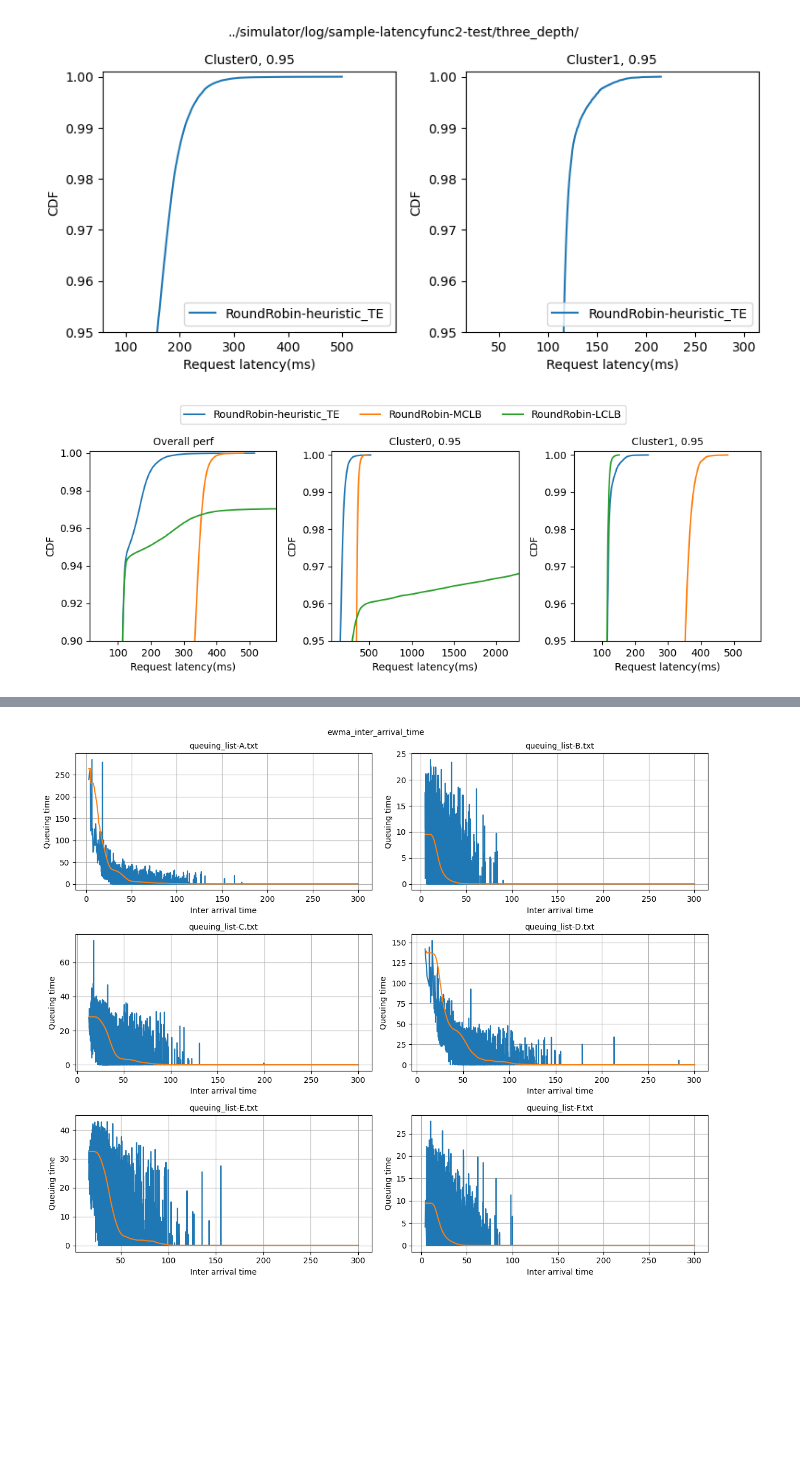
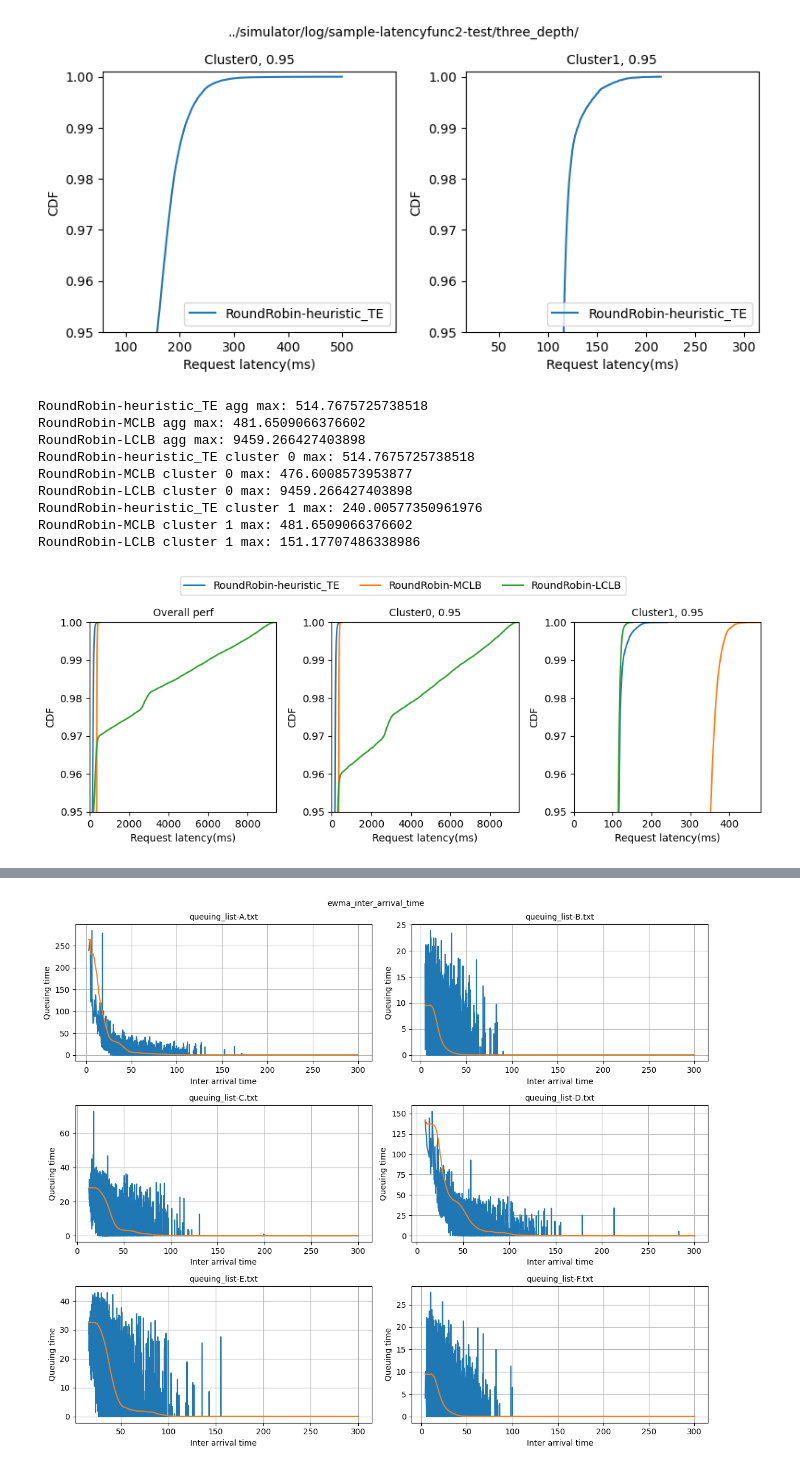
Before and after one commit to netarch/slate-sim, a Jupyter notebook: plot/plot_latency.ipynb, the cells around one changed output, grey strips where cells are left out. Drawn from its saved outputs; the diff is of its cells as text; code cells hidden in the pictures; blank space fills up the shorter version.

Commit message:
new latency plot

```diff
--- a/plot/plot_latency.ipynb
+++ b/plot/plot_latency.ipynb
@@ -33,8 +33,6 @@ routing_algorithm = ["RoundRobin-LCLB", "RoundRobin-MCLB", "RoundRobin-heuristic
 # routing_algorithm = ["RoundRobin-MCLB", "RoundRobin-heuristic_TE"]
 cluster_id = [0, 1]
 # %%
-
-
 def plot_latency_cdf(latency_dict_):
     fig = plt.figure()
     color_idx = 0
@@ -185,15 +183,20 @@ def plot_latency(common_path, ra_ = list()):
     xmin = list()
     xmax = list()
     q_ = [0.95, 1.0]
-    for r_ in ra:
+    for routing in ra:
         temp = list()
         for cid in cluster_id:
-            temp.append(df_dict[r_+str(cid)])
+            temp.append(df_dict[routing+str(cid)])
         merged_df = pd.concat(temp, ignore_index=True)
         cdf = merged_df['request_latency'].value_counts().sort_index().cumsum() / len(merged_df)
-        cdf.plot(kind='line', label=r_)
-        xmin.append(np.percentile(cdf.index, q_[0]*100))
-        xmax.append(np.percentile(cdf.index, q_[1]*100))
+        cdf.plot(kind='line', label=routing)
+        max_ = np.percentile(cdf.index, 100)
+        min_ = np.percentile(cdf.index, 0)
+        xmax.append(max_)
+        xmin.append(min_)
+        print("{} agg max: {}".format(routing, max_))
+        print("{} agg p99: {}".format(routing, np.percentile(cdf.index, 99)))
+        print("{} agg p999: {}".format(routing, np.percentile(cdf.index, 99.9)))
     # plt.xlim(min(xmin)-100, min(xmax)+100)
     # plt.ylim(q_[0], q_[1]+0.001)
     # plt.tick_params(axis='y', labelsize=10)
@@ -205,7 +208,9 @@ def plot_latency(common_path, ra_ = list()):
 
     # ax1.set_xlim(min(xmin)-100, min(xmax)+100)
     if max(xmax) > 500:
-        ax1.set_xlim(0, 500)
+        # ax1.set_xlim(0, xmax[0])
+        ax1.set_xlim(0, max(xmax))
+        # ax1.set_xlim(0, 500)
     else:
         ax1.set_xlim(0, max(xmax))
     ax1.set_ylim(q_[0], q_[1])
@@ -224,11 +229,17 @@ def plot_latency(common_path, ra_ = list()):
         ax1 = fig.add_subplot(1,3, subplot_pos) # (row, col, the position of the current plot)
         for routing in ra:
             cdf_list[idx].plot(kind='line', label=routing)
-            xmin.append(np.percentile(cdf_list[idx].index, q_[0]*100))
-            xmax.append(np.percentile(cdf_list[idx].index, q_[1]*100))
+            max_ = np.percentile(cdf_list[idx].index, 100)
+            min_ = np.percentile(cdf_list[idx].index, 0)
+            xmax.append(max_)
+            xmin.append(min_)
+            print("{} cluster {} max: {}".format(routing, cid, max_))
+            print("{} cluster {} max: {}".format(routing, cid, np.percentile(cdf_list[idx].index, 99)))
+            print("{} cluster {} max: {}".format(routing, cid, np.percentile(cdf_list[idx].index, 99.9)))
             idx+=1
         if max(xmax) > 500:
-            ax1.set_xlim(0, 500)
+            ax1.set_xlim(0, max(xmax))
+            # ax1.set_xlim(0, 500)
         else:
             ax1.set_xlim(0, max(xmax))
         ax1.set_ylim(q_[0], q_[1])
@@ -327,11 +338,21 @@ plot_latency(common_path, ["RoundRobin-heuristic_TE"])
 [figure]
 [figure]
 # %%
-common_path="../simulator/log/sample/three_depth/"
+common_path="../simulator/log/smallsample/three_depth/"
 plot_latency(common_path, ["RoundRobin-heuristic_TE", "RoundRobin-MCLB", "RoundRobin-LCLB"])
+# plot_latency(common_path, ["RoundRobin-heuristic_TE", "RoundRobin-MCLB", "RoundRobin-moment_response_time"])
 # plot_latency(common_path, ["LeastRequest-heuristic_TE", "LeastRequest-MCLB", "LeastRequest-LCLB"])
 # %% [output]
+RoundRobin-heuristic_TE agg max: 514.7675725738518
+RoundRobin-MCLB agg max: 481.6509066376602
+RoundRobin-LCLB agg max: 9459.266427403898
+RoundRobin-heuristic_TE cluster 0 max: 514.7675725738518
+RoundRobin-MCLB cluster 0 max: 476.6008573953877
+RoundRobin-LCLB cluster 0 max: 9459.266427403898
+RoundRobin-heuristic_TE cluster 1 max: 240.00577350961976
+RoundRobin-MCLB cluster 1 max: 481.6509066376602
+RoundRobin-LCLB cluster 1 max: 151.17707486338986
-[figure, old version]
+[figure, new version]
 # %%
 common_path="../simulator/log/halfsample/three_depth/"
 plot_latency(common_path, ["RoundRobin-heuristic_TE", "RoundRobin-MCLB", "RoundRobin-LCLB"])
```
Also changed, not shown: parts of 2 cells of this notebook.
